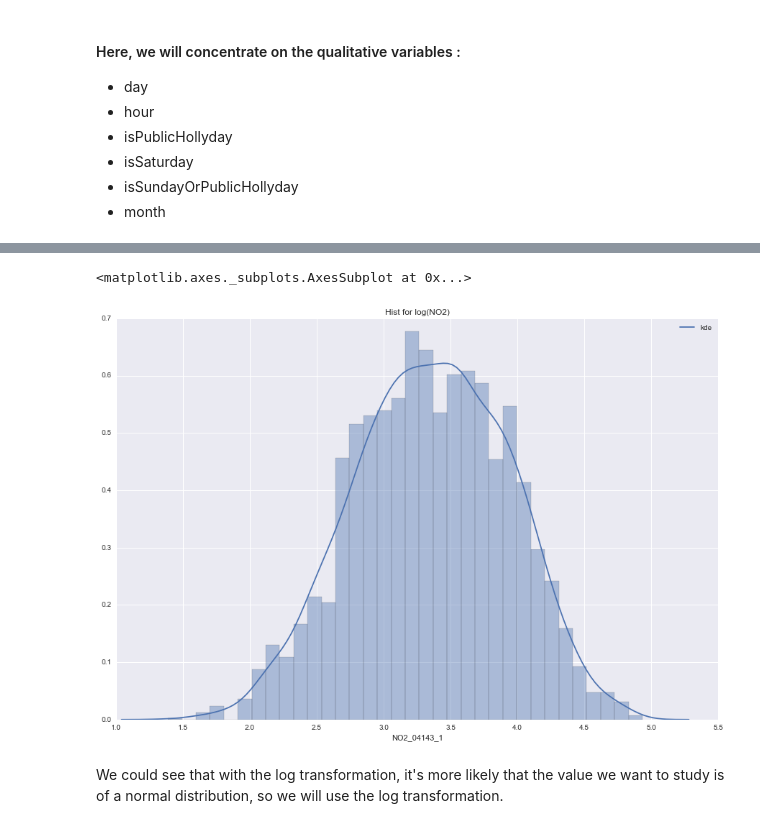
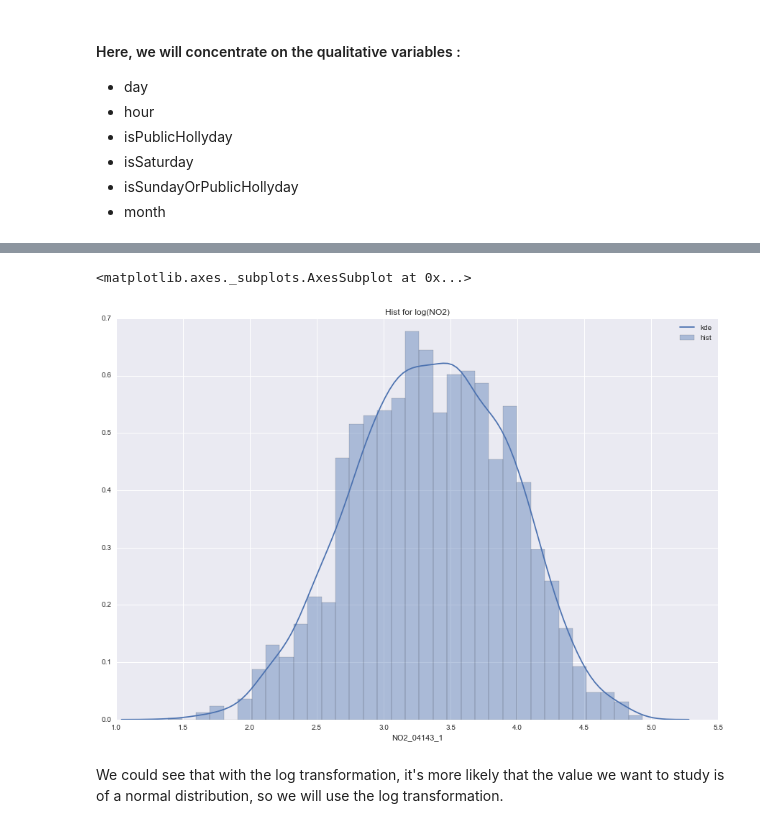
Before and after one commit to MGIMM/Predict-pollution-in-an-asian-megacity, a Jupyter notebook: Nominal Variables (for NO2).ipynb, the cells around one changed output, grey strips where cells are left out. Cells and saved outputs as stored; diff of their text form; code cells hidden in the pictures.

```diff
--- a/Nominal Variables (for NO2).ipynb
+++ b/Nominal Variables (for NO2).ipynb
@@ -65,12 +65,12 @@ sns.distplot(data, norm_hist=True,kde_kws={"label":"kde"})
 # %%
 plt.figure(figsize=(15,10))
 plt.title('Hist for log('+Object+")")
 data = Ytrain[ Object +'_04143_'+ Hour]
 data_log = np.log(data)
-sns.distplot(data_log, norm_hist=True,kde_kws={"label":"kde"})
+sns.distplot(data_log, norm_hist=True,kde_kws={"label":"kde"},hist_kws={'label':'hist'})
 # %% [output]
 <matplotlib.axes._subplots.AxesSubplot at 0x...>
-[figure, old version]
+[figure, new version]
 # %% [markdown]
 We could see that with the log transformation, it's more likely that the value we want to study is of a normal distribution, so we will use the log transformation.
 # %% [markdown]
```
Also changed, not shown: parts of 1 cell of this notebook.
